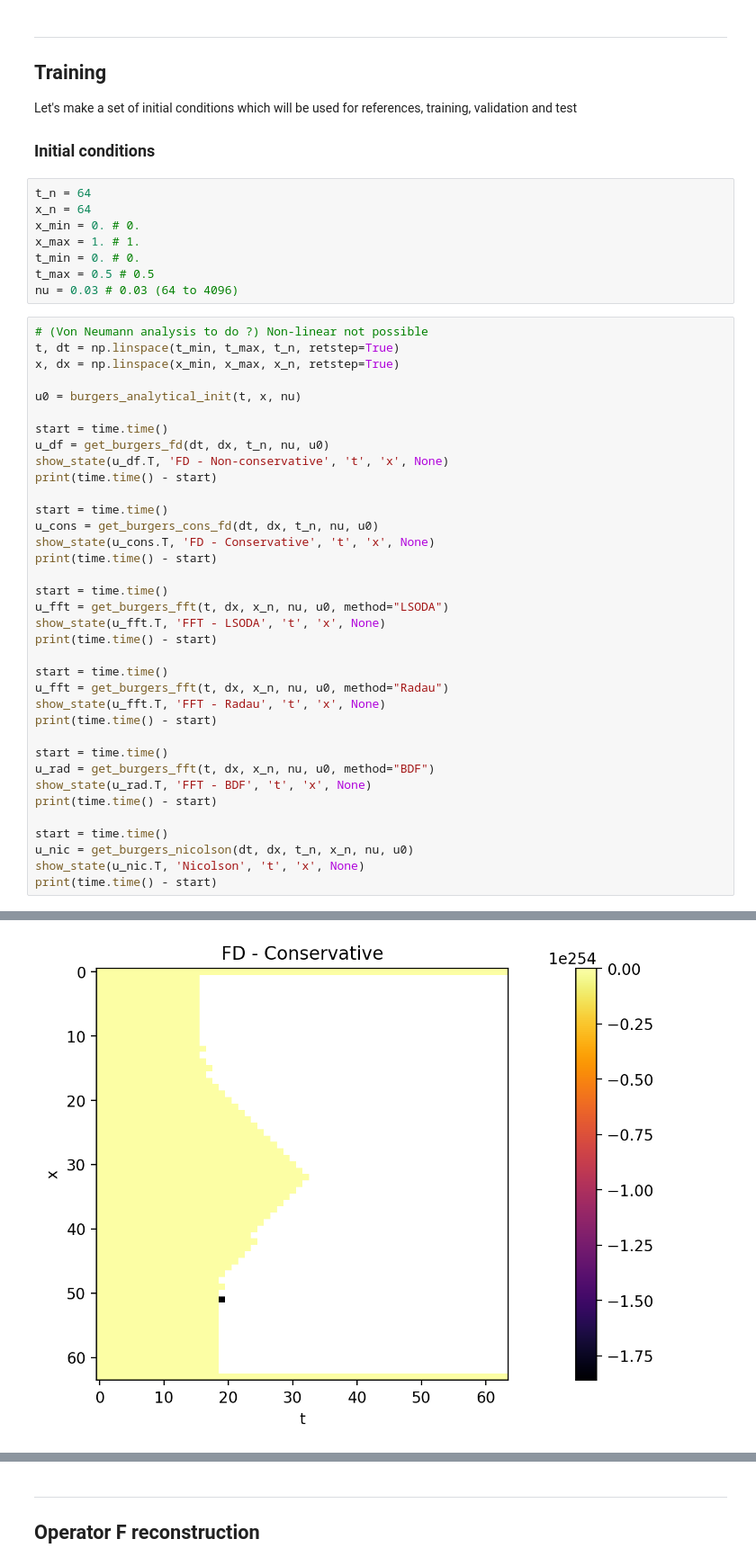
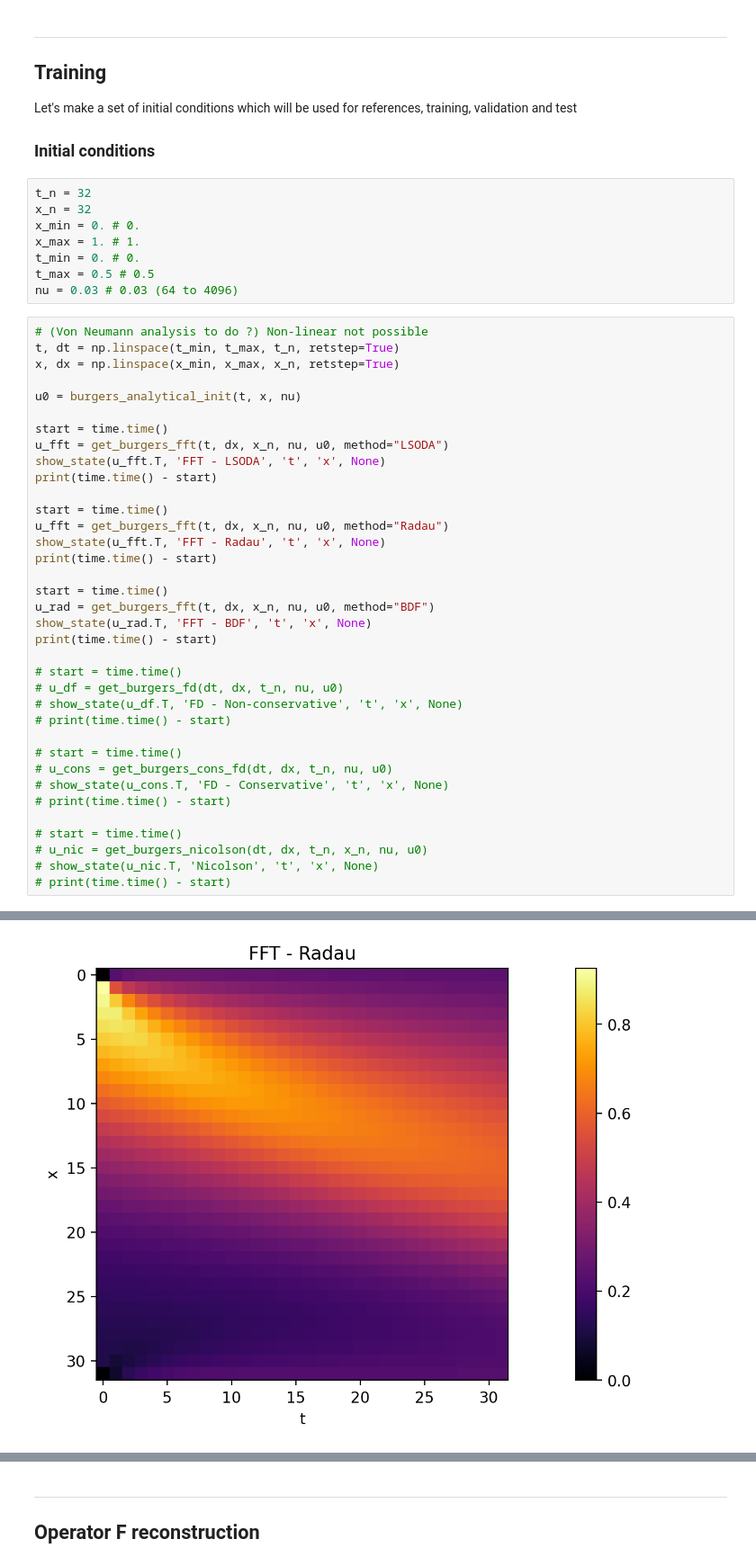
Before and after one commit to vdesgrange/closure-model, a Jupyter notebook: experiments/python_src/burgers_equation_reconstruction_experiments.ipynb, the cells around one changed output, grey strips where cells are left out. Shown at 90% size. Cells and saved outputs as stored; diff of their text form.

```diff
--- a/experiments/python_src/burgers_equation_reconstruction_experiments.ipynb
+++ b/experiments/python_src/burgers_equation_reconstruction_experiments.ipynb
@@ -35,8 +35,8 @@ Let's make a set of initial conditions which will be used for references, traini
 
 ### Initial conditions
 # %%
-t_n = 64
-x_n = 64
+t_n = 32
+x_n = 32
 x_min = 0. # 0.
 x_max = 1. # 1.
 t_min = 0. # 0.
@@ -48,16 +48,6 @@ t, dt = np.linspace(t_min, t_max, t_n, retstep=True)
 x, dx = np.linspace(x_min, x_max, x_n, retstep=True)
 
 u0 = burgers_analytical_init(t, x, nu)
-
-start = time.time()
-u_df = get_burgers_fd(dt, dx, t_n, nu, u0)
-show_state(u_df.T, 'FD - Non-conservative', 't', 'x', None)
-print(time.time() - start)
-
-start = time.time()
-u_cons = get_burgers_cons_fd(dt, dx, t_n, nu, u0)
-show_state(u_cons.T, 'FD - Conservative', 't', 'x', None)
-print(time.time() - start)
 
 start = time.time()
 u_fft = get_burgers_fft(t, dx, x_n, nu, u0, method="LSODA")
@@ -74,8 +64,18 @@ u_rad = get_burgers_fft(t, dx, x_n, nu, u0, method="BDF")
 show_state(u_rad.T, 'FFT - BDF', 't', 'x', None)
 print(time.time() - start)
 
-start = time.time()
-u_nic = get_burgers_nicolson(dt, dx, t_n, x_n, nu, u0)
-show_state(u_nic.T, 'Nicolson', 't', 'x', None)
-print(time.time() - start)
+# start = time.time()
+# u_df = get_burgers_fd(dt, dx, t_n, nu, u0)
+# show_state(u_df.T, 'FD - Non-conservative', 't', 'x', None)
+# print(time.time() - start)
+
+# start = time.time()
+# u_cons = get_burgers_cons_fd(dt, dx, t_n, nu, u0)
+# show_state(u_cons.T, 'FD - Conservative', 't', 'x', None)
+# print(time.time() - start)
+
+# start = time.time()
+# u_nic = get_burgers_nicolson(dt, dx, t_n, x_n, nu, u0)
+# show_state(u_nic.T, 'Nicolson', 't', 'x', None)
+# print(time.time() - start)
 # %% [output]
@@ -84 +84 @@ print(time.time() - start)
-[figure, old version]
+[figure, new version]
```
Also changed, not shown: parts of 15 cells of this notebook, 1 other file.
